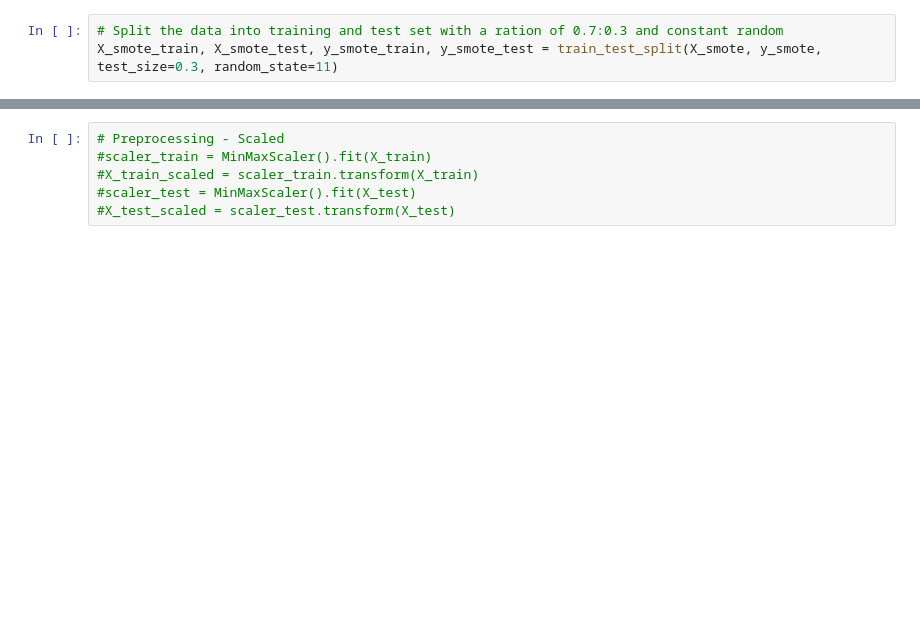
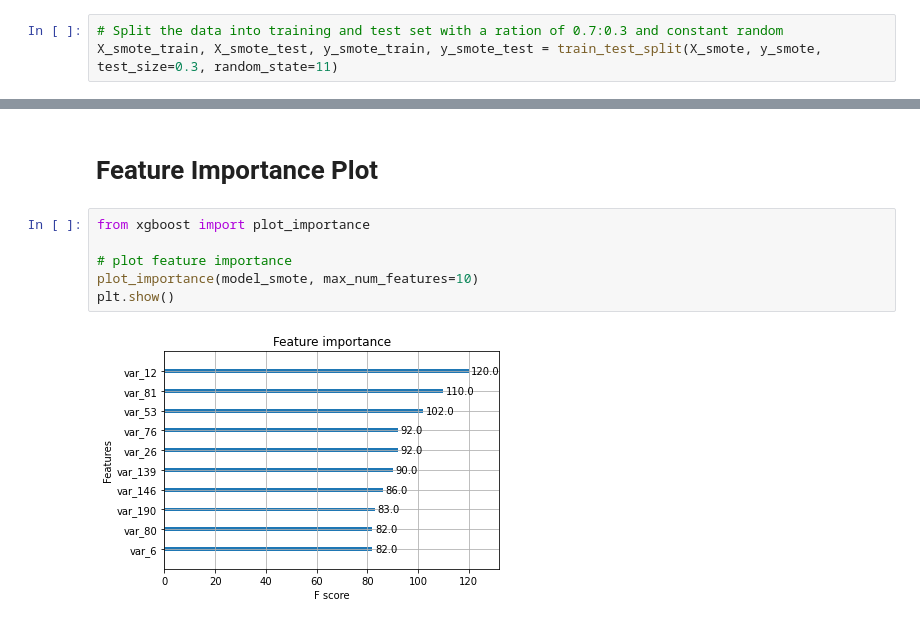
Before and after one commit to matety/ucsd-mle-bootcamp-capstone, a Jupyter notebook: Gradient_Boosted_DecisionTree_Modelv2.ipynb, the cells around one changed output, grey strips where cells are left out. Saved outputs shown, nothing was run; the diff lists cells and outputs as text; blank space fills up the shorter version.

```diff
--- a/Gradient_Boosted_DecisionTree_Modelv2.ipynb
+++ b/Gradient_Boosted_DecisionTree_Modelv2.ipynb
@@ -234,6 +245,10 @@ F1-Score:  0.12796571253635391
-# %%
-# Preprocessing - Scaled
-#scaler_train = MinMaxScaler().fit(X_train)
-#X_train_scaled = scaler_train.transform(X_train)
-#scaler_test = MinMaxScaler().fit(X_test)
-#X_test_scaled = scaler_test.transform(X_test)
+# %% [markdown]
+# Feature Importance Plot
+# %%
+from xgboost import plot_importance
+
+# plot feature importance
+plot_importance(model_smote, max_num_features=10)
+plt.show()
+# %% [output]
+[figure, added]
```
Also changed, not shown: parts of 14 cells of this notebook.
